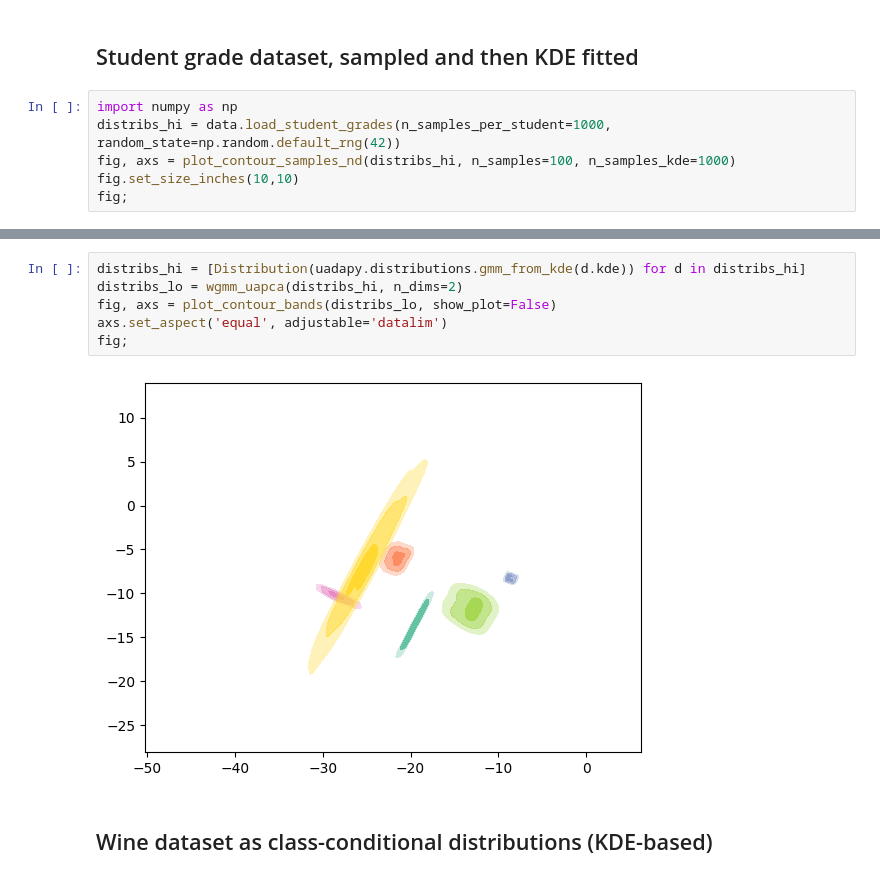
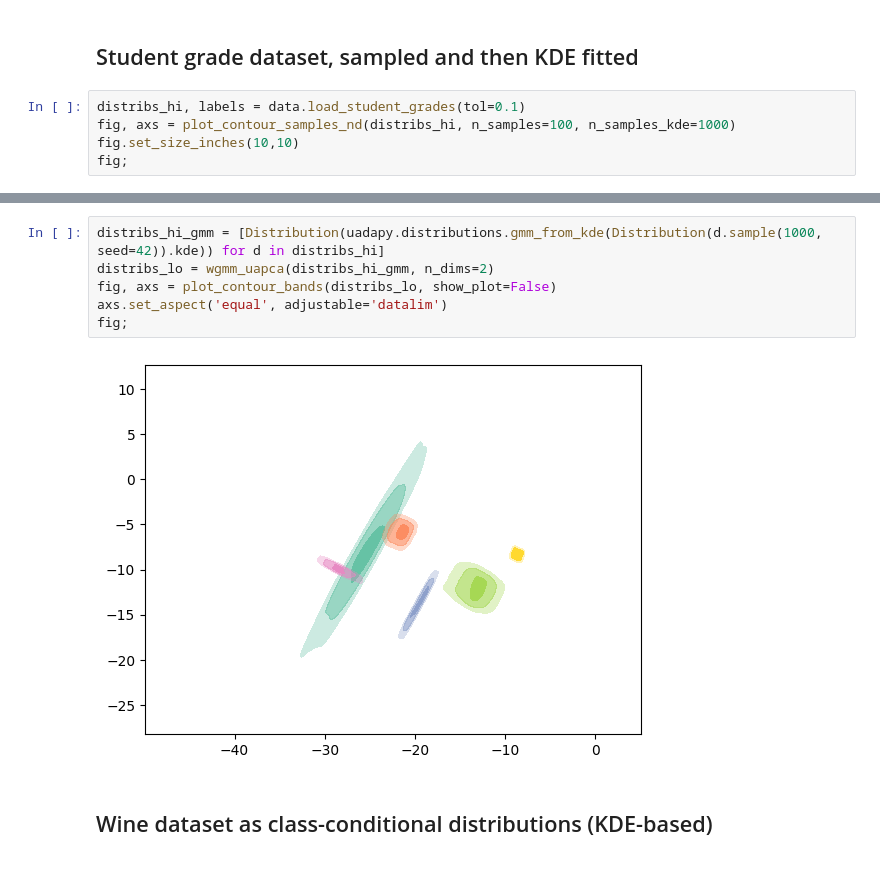
Before and after one commit to UniStuttgart-VISUS/uadapy, a Jupyter notebook: examples/datasets.ipynb, the cells around one changed output, grey strips where cells are left out. Cells and saved outputs as stored; diff of their text form.

```diff
--- a/examples/datasets.ipynb
+++ b/examples/datasets.ipynb
@@ -32,8 +32,7 @@ fig, axs = plot_contour_bands(distribs_lo, show_plot=True)
 # %% [markdown]
 ## Student grade dataset, sampled and then KDE fitted
 # %%
-import numpy as np
-distribs_hi = data.load_student_grades(n_samples_per_student=1000, random_state=np.random.default_rng(42))
+distribs_hi, labels = data.load_student_grades(tol=0.1)
 fig, axs = plot_contour_samples_nd(distribs_hi, n_samples=100, n_samples_kde=1000)
 fig.set_size_inches(10,10)
 fig;
@@ -42,11 +41,11 @@ fig;
 # %%
-distribs_hi = [Distribution(uadapy.distributions.gmm_from_kde(d.kde)) for d in distribs_hi]
-distribs_lo = wgmm_uapca(distribs_hi, n_dims=2)
+distribs_hi_gmm = [Distribution(uadapy.distributions.gmm_from_kde(Distribution(d.sample(1000, seed=42)).kde)) for d in distribs_hi]
+distribs_lo = wgmm_uapca(distribs_hi_gmm, n_dims=2)
 fig, axs = plot_contour_bands(distribs_lo, show_plot=False)
 axs.set_aspect('equal', adjustable='datalim')
 fig;
 # %% [output]
-[figure, old version]
+[figure, new version]
 # %% [markdown]
 ## Wine dataset as class-conditional distributions (KDE-based)
 # %%
```
Also changed, not shown: parts of 2 cells of this notebook, 2 other files.
